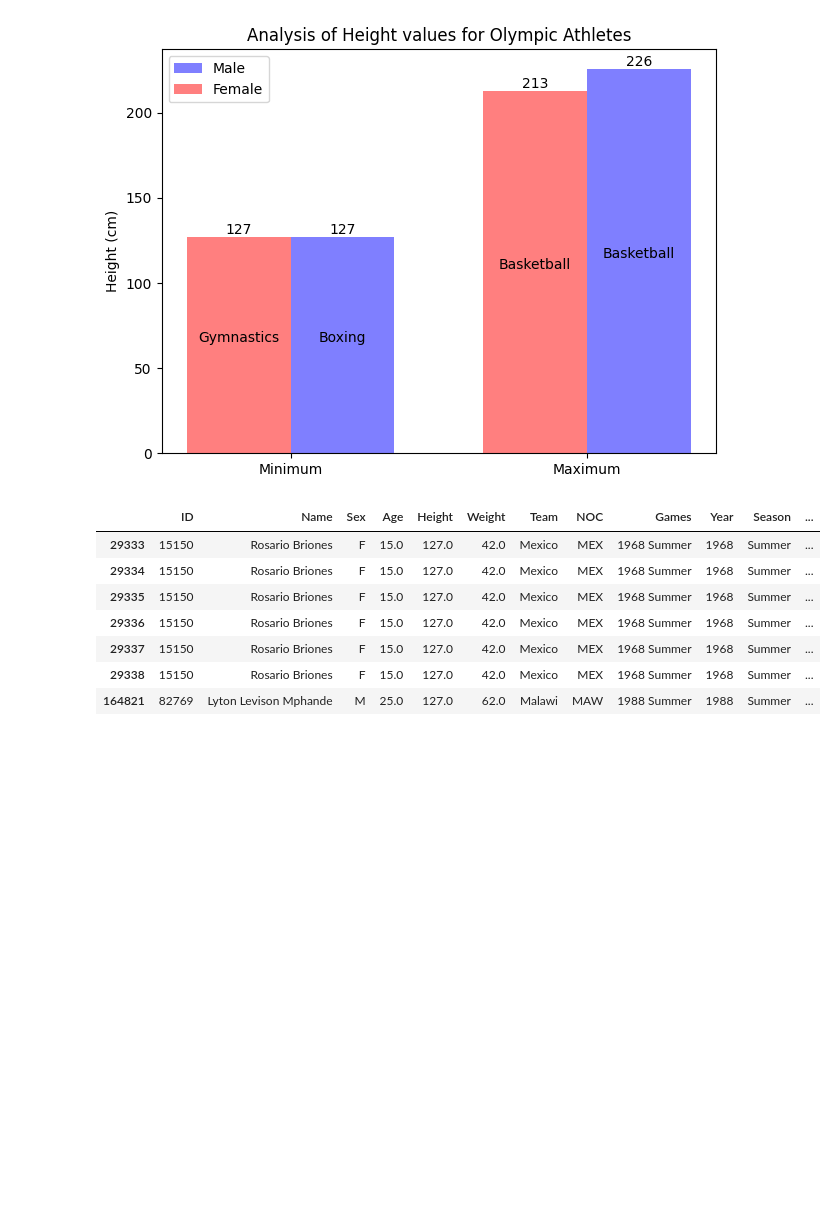
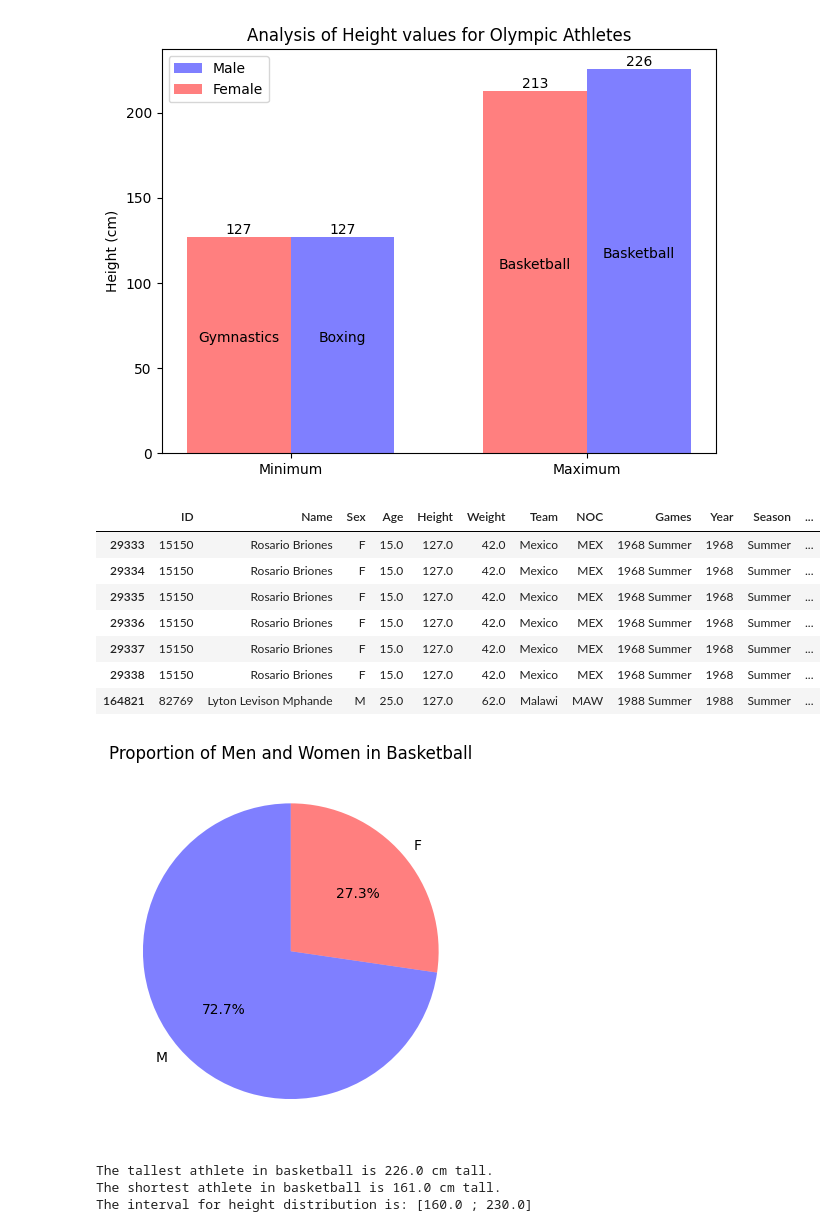
Before and after one commit to liza-no/CS450_Programming_Course, a Jupyter notebook: data-exploration.ipynb, the cells around one changed output. Saved outputs shown, nothing was run; the diff lists cells and outputs as text; code cells hidden in the pictures; blank space fills up the shorter version.

Commit message:
added gender and height distribution graphs

```diff
--- a/data-exploration.ipynb
+++ b/data-exploration.ipynb
@@ -134,3 +134,26 @@ athletes[athletes['Height'] == 127.0]
 | 29337 | 15150 | Rosario Briones | F | 15.0 | 127.0 | 42.0 | Mexico | MEX | 1968 Summer | 1968 | Summer | ... |
 | 29338 | 15150 | Rosario Briones | F | 15.0 | 127.0 | 42.0 | Mexico | MEX | 1968 Summer | 1968 | Summer | ... |
 | 164821 | 82769 | Lyton Levison Mphande | M | 25.0 | 127.0 | 62.0 | Malawi | MAW | 1988 Summer | 1988 | Summer | ... |
+# %%
+# See gender balance in Basketball
+# Filter DataFrame for Basketball records
+basketball_df = athletes[athletes['Sport'] == 'Basketball'].drop_duplicates(["ID"])
+
+# Count the number of occurrences of each gender in the filtered DataFrame
+gender_counts = basketball_df['Sex'].value_counts()
+
+# Create a pie chart
+plt.pie(gender_counts, labels=gender_counts.index, autopct='%1.1f%%', startangle=90, colors=['b', 'r'], wedgeprops=dict(alpha=opacity))
+plt.title('Proportion of Men and Women in Basketball')
+plt.show()
+# %% [output]
+[figure, added]
+# %%
+# Get minimum and maximum height for basketball athletes to define the interval
+print(f'The tallest athlete in basketball is {basketball_df['Height'].max()} cm tall.')
+print(f'The shortest athlete in basketball is {basketball_df['Height'].min()} cm tall.')
+print(f'The interval for height distribution is: [{basketball_df['Height'].min() // 10 * 10} ; {basketball_df['Height'].max() // 10 * 10 + 10}]')
+# %% [output]
+The tallest athlete in basketball is 226.0 cm tall.
+The shortest athlete in basketball is 161.0 cm tall.
+The interval for height distribution is: [160.0 ; 230.0]
```
Also changed, not shown: parts of 10 cells of this notebook.
